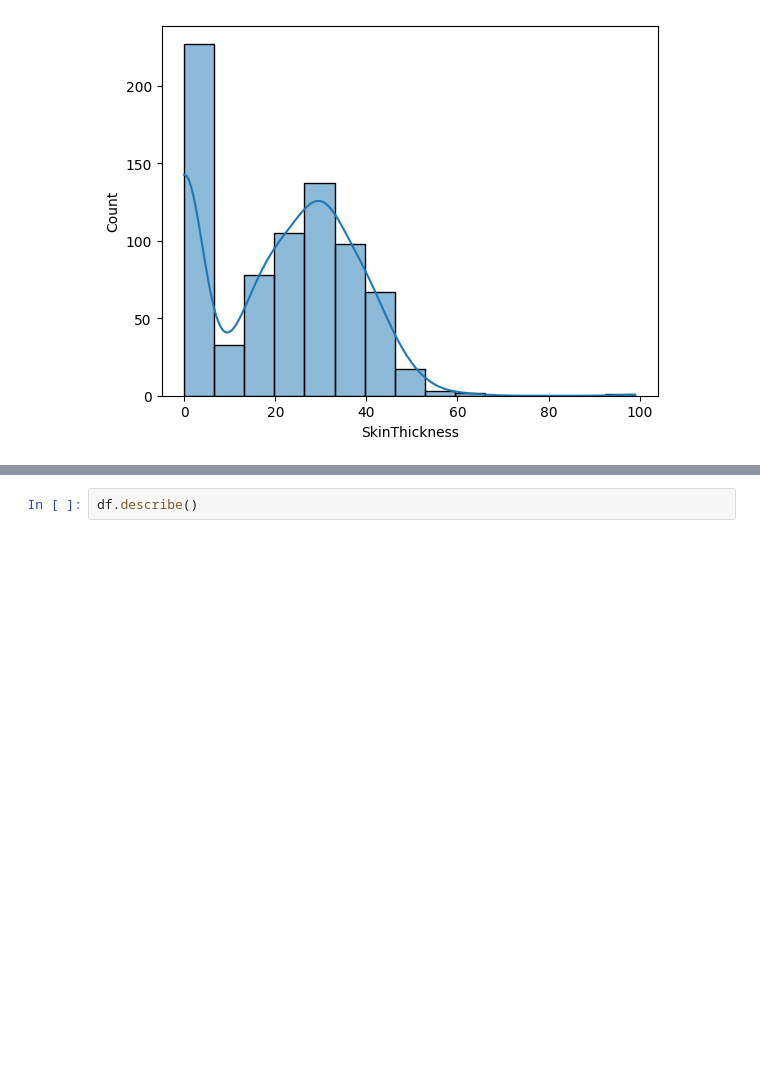
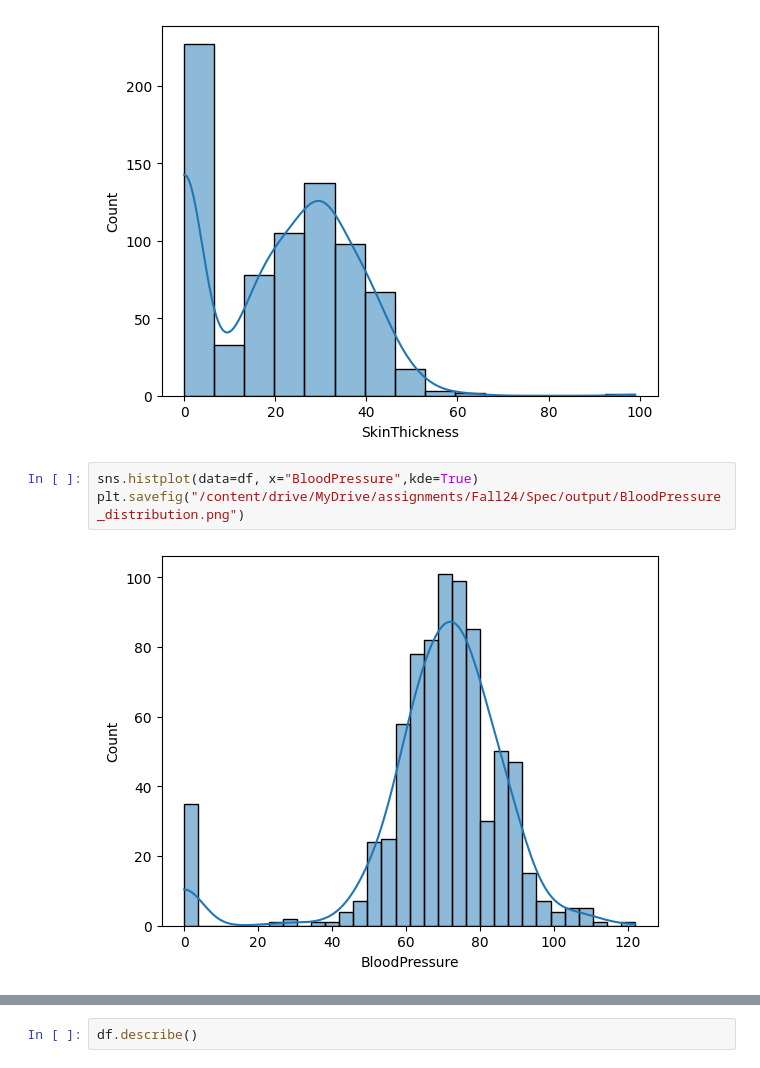
Before and after one commit to rhiats/pimaSpec, a Jupyter notebook: pima.ipynb, the cells around one changed output, grey strips where cells are left out. Saved outputs shown, nothing was run; the diff lists cells and outputs as text; blank space fills up the shorter version.

```diff
--- a/pima.ipynb
+++ b/pima.ipynb
@@ -189,6 +189,11 @@ df.SkinThickness.describe()
 | max | 99.000000 |
 dtype: float64
 [figure]
+# %%
+sns.histplot(data=df, x="BloodPressure",kde=True)
+plt.savefig("/content/drive/MyDrive/assignments/Fall24/Spec/output/BloodPressure_distribution.png")
+# %% [output]
+[figure, added]
 # %%
 features_df=df[['Pregnancies', 'Glucose', 'BloodPressure', 'SkinThickness',
        'Insulin', 'BMI', 'DiabetesPedigreeFunction', 'Age']]
```
Also changed, not shown: parts of 11 cells of this notebook.
